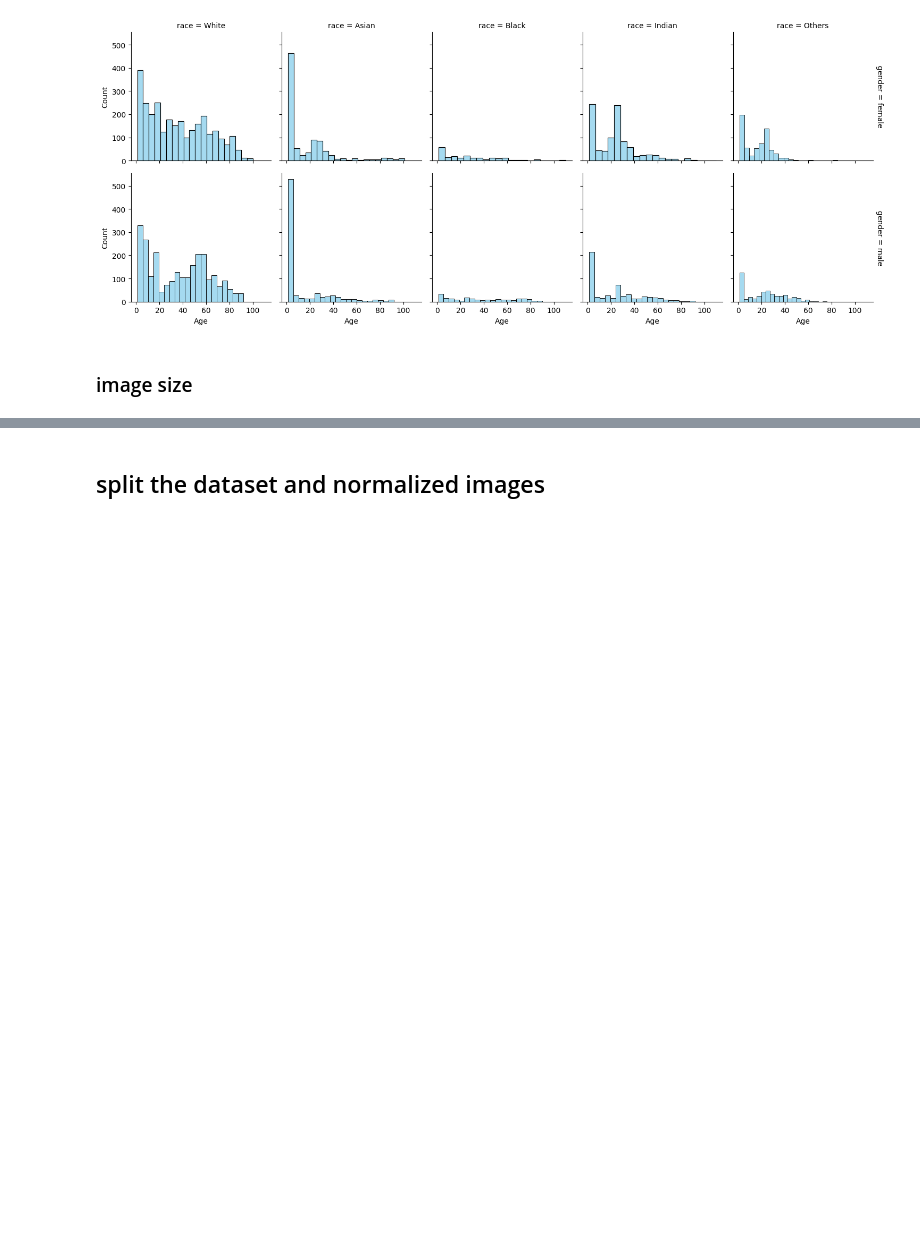
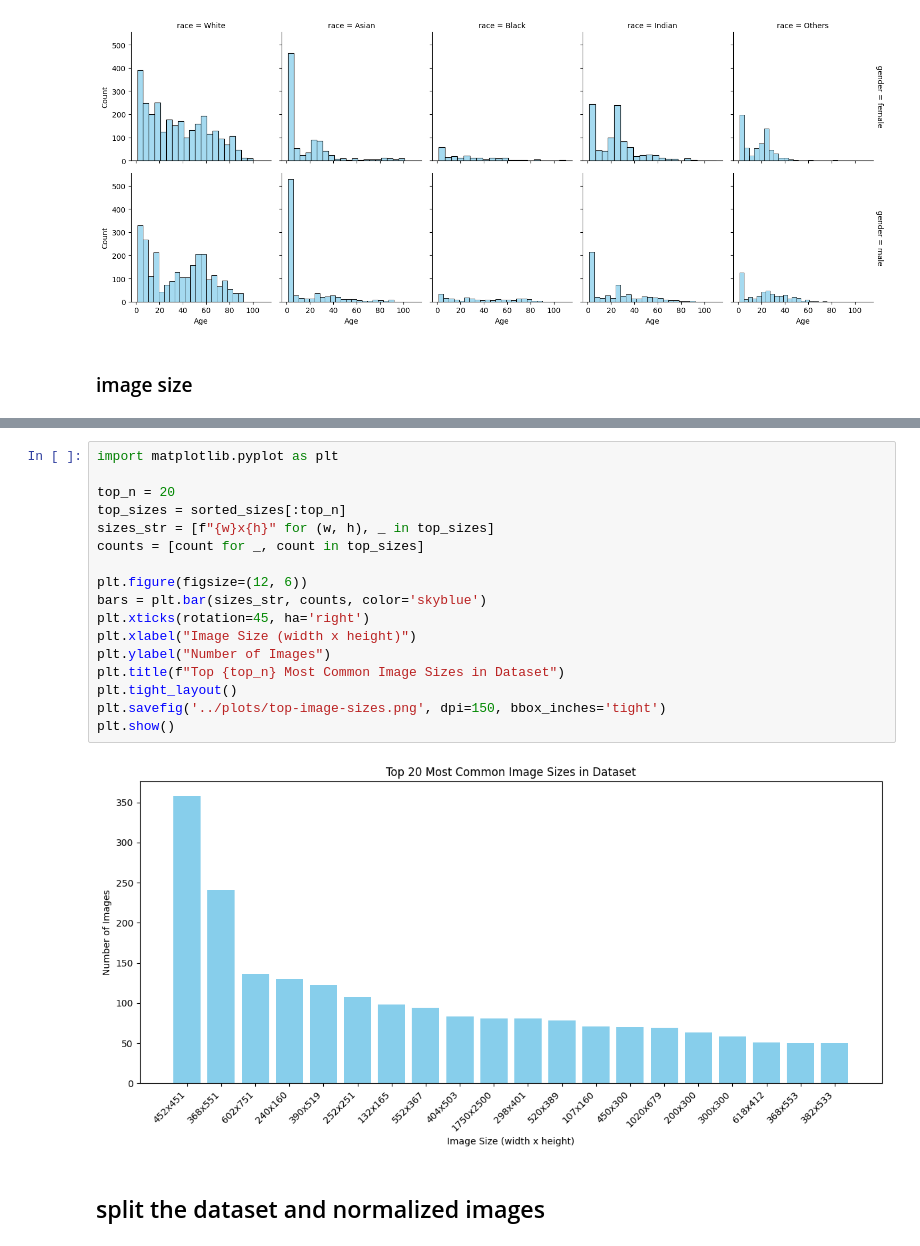
Before and after one commit to sorna-fast/utkface-deep-learning-service, a Jupyter notebook: notebooks/model_training.ipynb, the cells around one changed output, grey strips where cells are left out. Drawn from its saved outputs; the diff is of its cells as text; blank space fills up the shorter version.

```diff
--- a/notebooks/model_training.ipynb
+++ b/notebooks/model_training.ipynb
@@ -372,3 +401,22 @@ Unique sizes: [(87, 69), (89, 164), (93, 164), (94, 160), (97, 164), (98, 152),
+# %%
+import matplotlib.pyplot as plt
+
+top_n = 20
+top_sizes = sorted_sizes[:top_n]
+sizes_str = [f"{w}x{h}" for (w, h), _ in top_sizes]
+counts = [count for _, count in top_sizes]
+
+plt.figure(figsize=(12, 6))
+bars = plt.bar(sizes_str, counts, color='skyblue')
+plt.xticks(rotation=45, ha='right')
+plt.xlabel("Image Size (width x height)")
+plt.ylabel("Number of Images")
+plt.title(f"Top {top_n} Most Common Image Sizes in Dataset")
+plt.tight_layout()
+plt.savefig('../plots/top-image-sizes.png', dpi=150, bbox_inches='tight')
+plt.show()
+# %% [output]
+[figure, added]
 # %% [markdown]
 ## split the dataset and normalized images
 # %%
```
Also changed, not shown: parts of 8 cells of this notebook, 2 other files.
